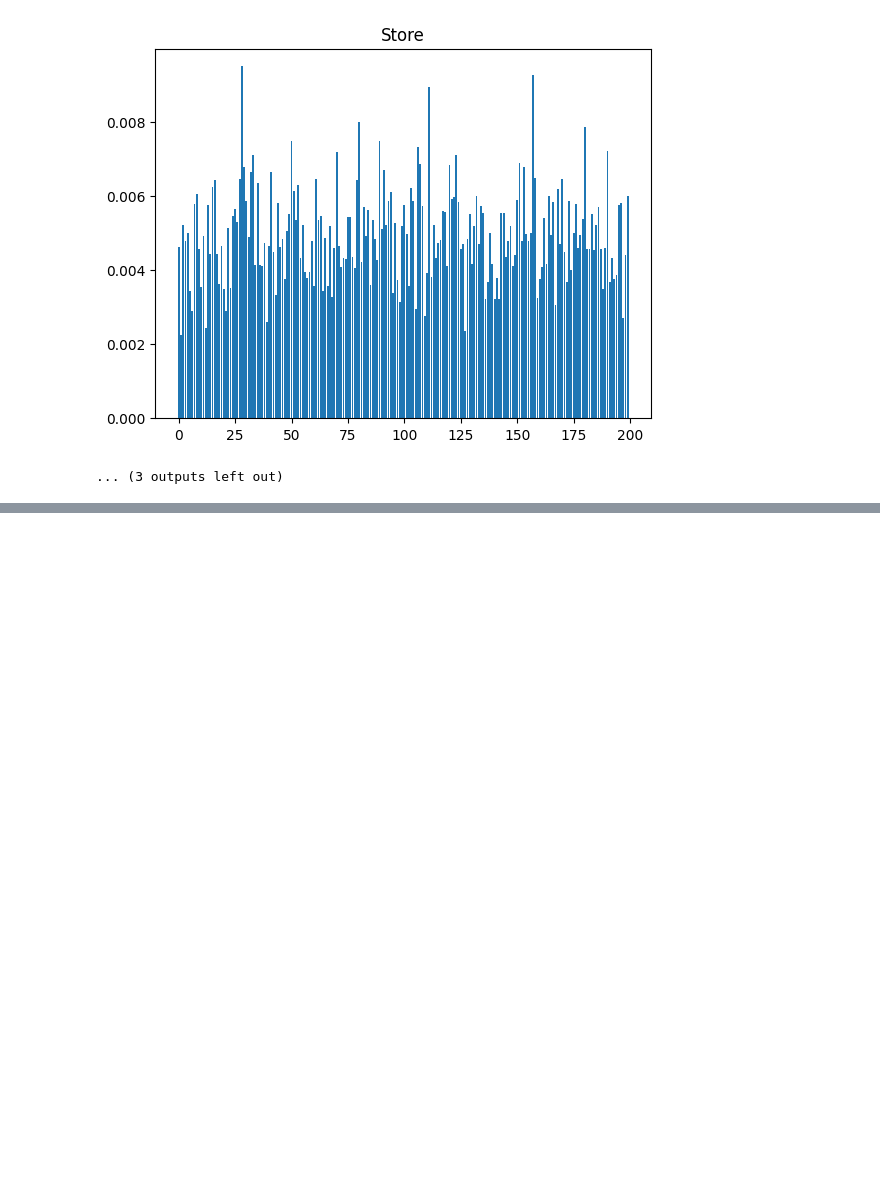
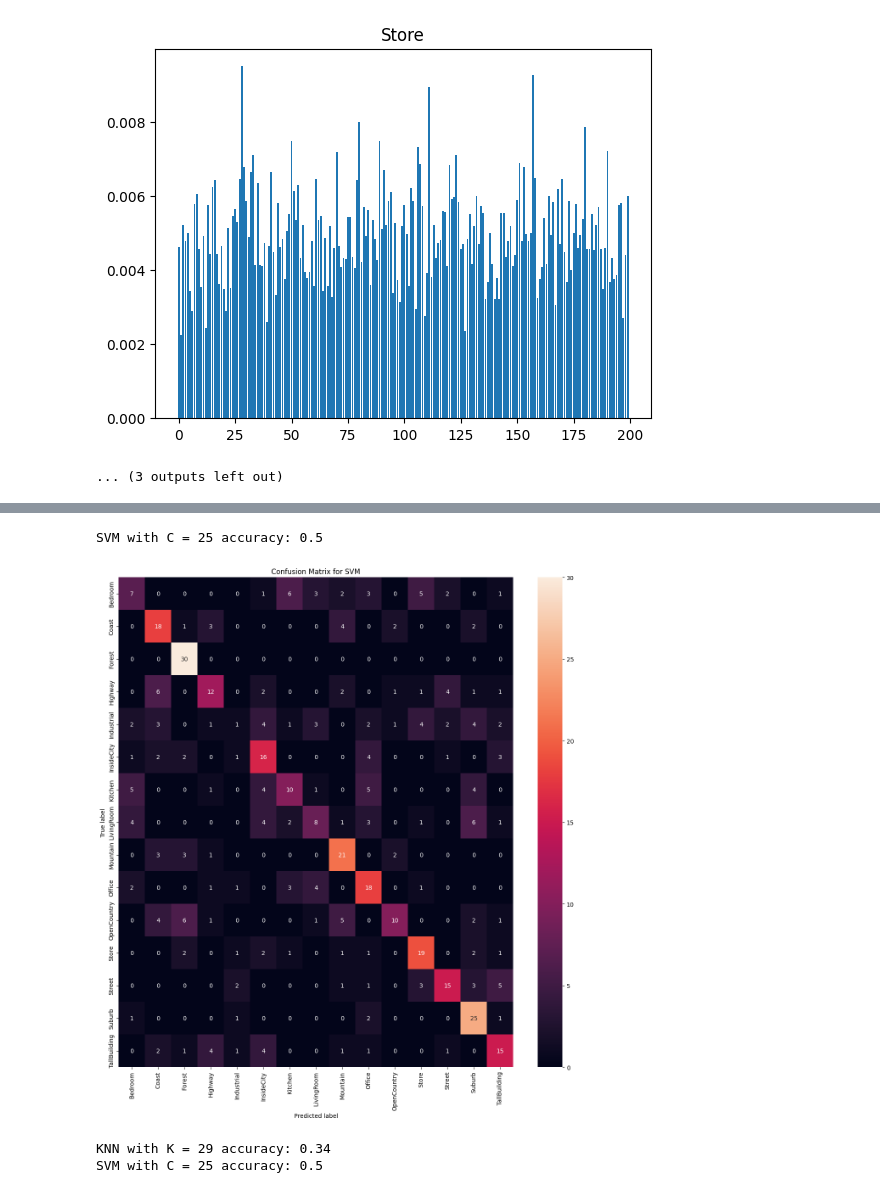
Before and after one commit to WorldofKerry/Computer-Vision-CPSC-425, a Jupyter notebook: assignment5/main.ipynb, the cells around one changed output, grey strips where cells are left out. Cells and saved outputs as stored; diff of their text form; code cells hidden in the pictures; blank space fills up the shorter version.

Commit message:
done ass5

```diff
--- a/assignment5/main.ipynb
+++ b/assignment5/main.ipynb
@@ -300,0 +342,8 @@ def svm_classify(train_image_feats, train_labels, test_image_feats):
+# %%
+for C in range(1, 26):
+    pred_labels_svm = svm_classify(train_image_feats, train_labels, test_image_feats, C)
+    correct_svm = 0
+    for i in range(len(pred_labels_knn)):
+        if pred_labels_svm[i] == test_labels[i]:
+            correct_svm += 1
+    print('SVM with C =', C, 'accuracy:', correct_svm / len(pred_labels_svm))
@@ -300,0 +368,59 @@ def svm_classify(train_image_feats, train_labels, test_image_feats):
+# %%
+pred_labels_svm = svm_classify(train_image_feats, train_labels, test_image_feats, 10)
+correct_svm = 0
+for i in range(len(pred_labels_knn)):
+    if pred_labels_svm[i] == test_labels[i]:
+        correct_svm += 1
+print('SVM with C =', C, 'accuracy:', correct_svm / len(pred_labels_svm))
+cm_svm = confusion_matrix(test_labels, pred_labels_svm)
+cm_df = pd.DataFrame(cm_svm, index=categories, columns=categories)
+plt.figure(figsize=(15,15))
+sns.heatmap(cm_df, annot=True, fmt='g')
+plt.title('Confusion Matrix for SVM')
+plt.ylabel('True label')
+plt.xlabel('Predicted label')
+plt.show()
+# %% [output]
+SVM with C = 25 accuracy: 0.5
+[figure, added]
+# %%
+pred_labels_knn = nearest_neighbor_classify(train_image_feats, train_labels, test_image_feats, 15)
+correct_knn = 0
+for i in range(len(pred_labels_knn)):
+    if np.argmax(pred_labels_knn[i]) == round(test_labels[i]):
+        correct_knn += 1
+print('KNN with K =', K, 'accuracy:', correct_knn / len(pred_labels_knn))
+
+pred_labels_svm = svm_classify(train_image_feats, train_labels, test_image_feats, 10)
+correct_svm = 0
+for i in range(len(pred_labels_knn)):
+    if pred_labels_svm[i] == test_labels[i]:
+        correct_svm += 1
+print('SVM with C =', C, 'accuracy:', correct_svm / len(pred_labels_svm))
+
+# Interpreting your performance with 100 training examples per category:
+#  accuracy  =   0 -> Your code is broken (probably not the classifier's
+#                     fault! A classifier would have to be amazing to
+#                     perform this badly).
+#  accuracy ~= .10 -> Your performance is chance. Something is broken or
+#                     you ran the starter code unchanged.
+#  accuracy ~= .40 -> Rough performance with bag of SIFT and nearest
+#                     neighbor classifier.
+#  accuracy ~= .50 -> You've gotten things roughly correct with bag of
+#                     SIFT and a linear SVM classifier.
+#  accuracy >= .60 -> You've added in spatial information somehow or you've
+#                     added additional, complementary image features. This
+#                     represents state of the art in Lazebnik et al 2006.
+#  accuracy >= .85 -> You've done extremely well. This is the state of the
+#                     art in the 2010 SUN database paper from fusing many
+#                     features. Don't trust this number unless you actually
+#                     measure many random splits.
+#  accuracy >= .90 -> You used modern deep features trained on much larger
+#                     image databases.
+#  accuracy >= .96 -> You can beat a human at this task. This isn't a
+#                     realistic number. Some accuracy calculation is broken
+#                     or your classifier is cheating and seeing the test
+#                     labels.
+# %% [output]
+KNN with K = 29 accuracy: 0.34
+SVM with C = 25 accuracy: 0.5
```
Also changed, not shown: parts of 8 cells of this notebook.
